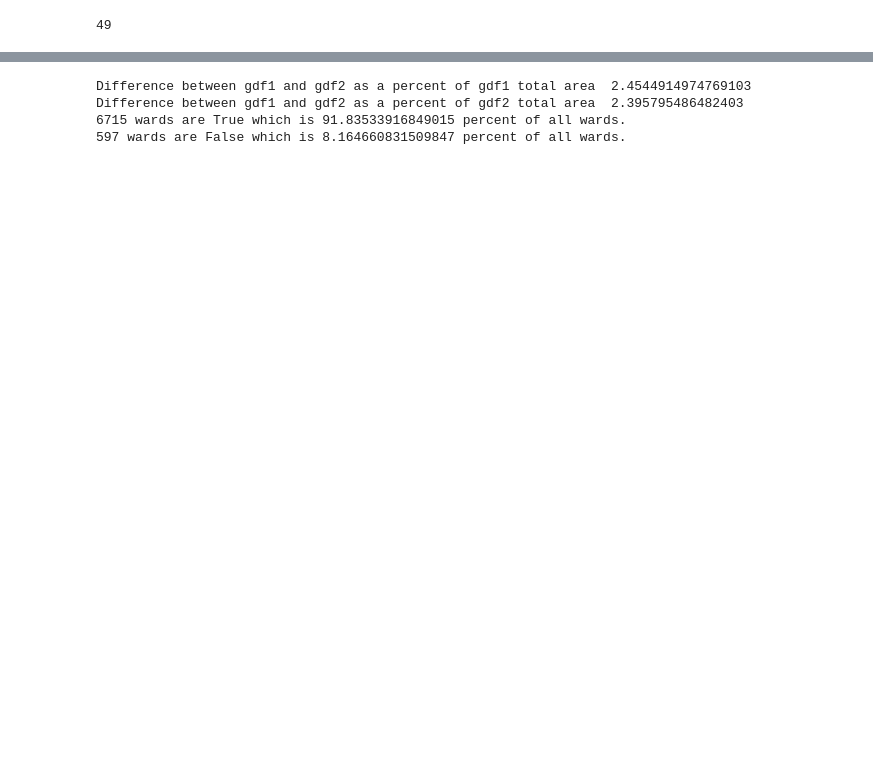
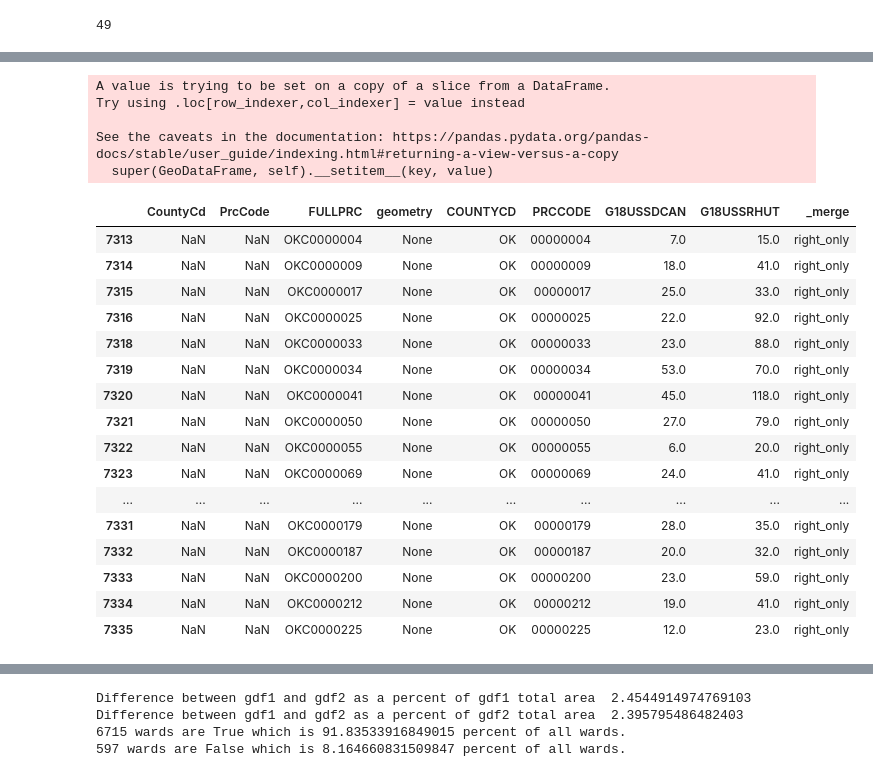
Before and after one commit to nonpartisan-redistricting-datahub/pdv-wa, a Jupyter notebook: vest-wa-2018/VEST-WA-2018-validation-spencer-edits.ipynb, the cells around one changed output, grey strips where cells are left out. Saved outputs shown, nothing was run; the diff lists cells and outputs as text; code cells hidden in the pictures; blank space fills up the shorter version.

```diff
--- a/vest-wa-2018/VEST-WA-2018-validation-spencer-edits.ipynb
+++ b/vest-wa-2018/VEST-WA-2018-validation-spencer-edits.ipynb
@@ -402,0 +402,18 @@ false.head(500)
+# %%
+#Getting what was *not* successfully merged from the VEST file
+false_geom_only = false[false['_merge']=='left_only'].copy()
+false_geom_only.drop(columns = ['PRCCODE_y','COUNTYCD_y','G18USSDCAN_y','G18USSRHUT_y','_merge'],inplace=True)
+#Removing rows that have zero votes
+false_geom_only['Add'] = false.apply(lambda x: True if x['G18USSDCAN_x']==0.0 and x['G18USSRHUT_x']==0.0 else False,axis=1)
+false_geom_keep = false_geom_only[false_geom_only['Add']==True].copy()
+#Make a list of the PRCs to append to the Election data and have as new rows
+false_geom_prc_keep = list(false_geom_keep['FULLPRC'])
+false_geom_df = pd.DataFrame(data = {'FULLPRC':false_geom_prc_keep})
+#create the necessary fields for the new dataframe
+false_geom_df['COUNTYCD'] = false_geom_df['FULLPRC'].apply(lambda x: x[:2])
+false_geom_df['PRCCODE'] = false_geom_df['FULLPRC'].apply(lambda x: x.replace(x[:2],''))
+
+#append the dataframe to the election data
+revised_df = pd.concat([false_geom_df,concat])
+revised_df = revised_df.fillna(0.0)
+revised_df.head()
@@ -402,0 +427,45 @@ false.head(500)
+# %%
+#Try joining the election data and the geometries together
+join_elec_geom1 = pd.merge(wa_geo,revised_df,on='FULLPRC',how='outer',indicator=True)
+
+#subset what did not sucesfully merge
+false = join_elec_geom1[join_elec_geom1['_merge']!='both'].copy()
+#remove values where the candidate received no votes because they do not matter in matching to geographies
+false = false[false['G18USSDCAN']!=0.0].copy()
+false = false[false['G18USSRHUT']!=0.0].copy()
+
+#subset the OK county data that did *not* merge correctly from the election results
+ok_elec_only = false[false['_merge']=='right_only']
+#modify the fields for that subsetted dataframe to fit how it should look in the wa_geo file
+ok_elec_only['COUNTYCD'] = ok_elec_only['COUNTYCD'].apply(lambda x: x+'C')
+ok_elec_only['PRCCODE'] = ok_elec_only['PRCCODE'].apply(lambda x: x[1:])
+ok_elec_only['FULLPRC'] = ok_elec_only.apply(lambda x: ''.join([x['COUNTYCD'],x['PRCCODE']]),axis=1)
+ok_elec_only['COUNTYCD'] = ok_elec_only['COUNTYCD'].apply(lambda x: x.replace('C',''))
+ok_elec_only['PRCCODE'] = ok_elec_only['PRCCODE'].apply(lambda x: '0'+x)
+#create a list of those PRCs to pull out from the VEST data for examination
+ok_elec_prc = list(ok_elec_only['FULLPRC'])
+ok_elec_only = ok_elec_only.sort_values(by='FULLPRC')
+ok_elec_only.head(500)
+# %% [output]
+A value is trying to be set on a copy of a slice from a DataFrame.
+Try using .loc[row_indexer,col_indexer] = value instead
+
+See the caveats in the documentation: https://pandas.pydata.org/pandas-docs/stable/user_guide/indexing.html#returning-a-view-versus-a-copy
+  super(GeoDataFrame, self).__setitem__(key, value)
+|  | CountyCd | PrcCode | FULLPRC | geometry | COUNTYCD | PRCCODE | G18USSDCAN | G18USSRHUT | _merge |
+| 7313 | NaN | NaN | OKC0000004 | None | OK | 00000004 | 7.0 | 15.0 | right_only |
+| 7314 | NaN | NaN | OKC0000009 | None | OK | 00000009 | 18.0 | 41.0 | right_only |
+| 7315 | NaN | NaN | OKC0000017 | None | OK | 00000017 | 25.0 | 33.0 | right_only |
+| 7316 | NaN | NaN | OKC0000025 | None | OK | 00000025 | 22.0 | 92.0 | right_only |
+| 7318 | NaN | NaN | OKC0000033 | None | OK | 00000033 | 23.0 | 88.0 | right_only |
+| 7319 | NaN | NaN | OKC0000034 | None | OK | 00000034 | 53.0 | 70.0 | right_only |
+| 7320 | NaN | NaN | OKC0000041 | None | OK | 00000041 | 45.0 | 118.0 | right_only |
+| 7321 | NaN | NaN | OKC0000050 | None | OK | 00000050 | 27.0 | 79.0 | right_only |
+| 7322 | NaN | NaN | OKC0000055 | None | OK | 00000055 | 6.0 | 20.0 | right_only |
+| 7323 | NaN | NaN | OKC0000069 | None | OK | 00000069 | 24.0 | 41.0 | right_only |
+| ... | ... | ... | ... | ... | ... | ... | ... | ... | ... |
+| 7331 | NaN | NaN | OKC0000179 | None | OK | 00000179 | 28.0 | 35.0 | right_only |
+| 7332 | NaN | NaN | OKC0000187 | None | OK | 00000187 | 20.0 | 32.0 | right_only |
+| 7333 | NaN | NaN | OKC0000200 | None | OK | 00000200 | 23.0 | 59.0 | right_only |
+| 7334 | NaN | NaN | OKC0000212 | None | OK | 00000212 | 19.0 | 41.0 | right_only |
+| 7335 | NaN | NaN | OKC0000225 | None | OK | 00000225 | 12.0 | 23.0 | right_only |
```
Also changed, not shown: parts of 16 cells of this notebook.
